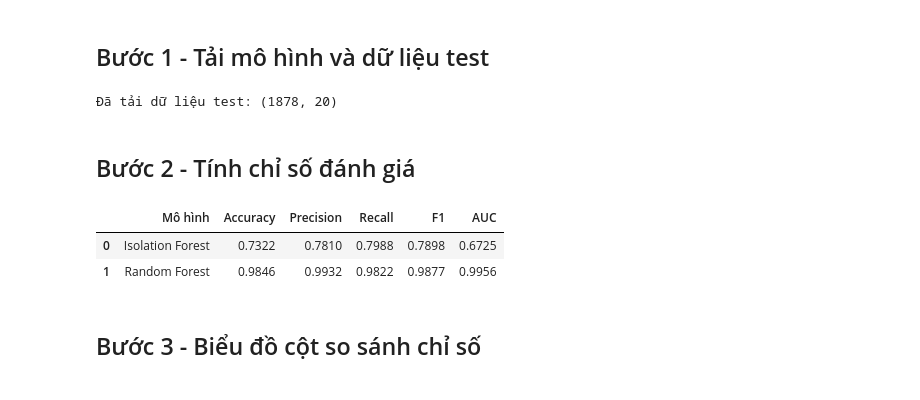
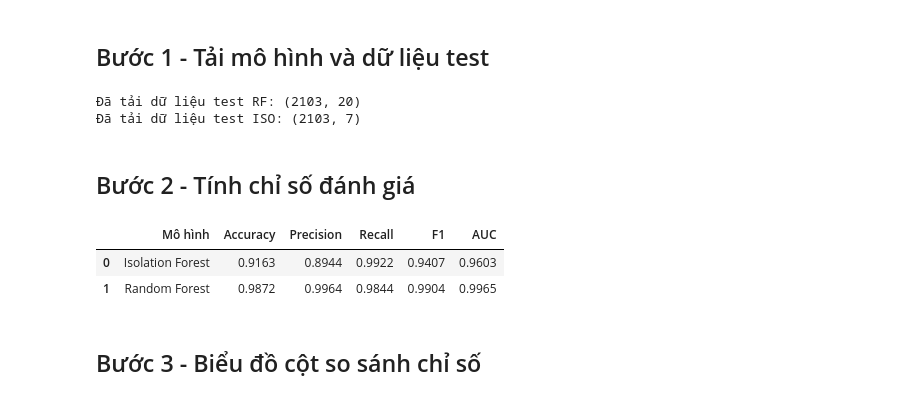
Before and after one commit to ncdanh0311/SocialAnomalyDetection, a Jupyter notebook: notebooks/04_evaluation.ipynb, the cells around one changed output. Cells and saved outputs as stored; diff of their text form; code cells hidden in the pictures.

Commit message:
add new data

```diff
--- a/notebooks/04_evaluation.ipynb
+++ b/notebooks/04_evaluation.ipynb
@@ -48,43 +48,75 @@ test_df = pd.read_csv(PROCESSED_DIR / 'test_data.csv')
 X_test = test_df.drop(columns=['label'])
 y_test = test_df['label'].astype(int)
 
+# 1. Log transform skewed count features
+X_test_log = X_test.copy()
+skewed_cols = ["followers_count", "friends_count", "statuses_count", "favourites_count", "followers_friends_ratio"]
+for col in skewed_cols:
+    if col in X_test_log.columns:
+        X_test_log[col] = np.log1p(X_test_log[col].clip(lower=0))
+
+# 2. Load scalers and imputers
 imputer = joblib.load(MODELS_DIR / 'imputer.pkl')
 scaler = joblib.load(MODELS_DIR / 'scaler.pkl')
+imputer_iso = joblib.load(MODELS_DIR / 'imputer_iso.pkl')
+scaler_iso = joblib.load(MODELS_DIR / 'scaler_iso.pkl')
 isolation_forest = joblib.load(MODELS_DIR / 'isolation_forest.pkl')
 random_forest = joblib.load(MODELS_DIR / 'random_forest.pkl')
 
-X_test_imputed = pd.DataFrame(imputer.transform(X_test), columns=X_test.columns, index=X_test.index)
-X_test_scaled = pd.DataFrame(scaler.transform(X_test_imputed), columns=X_test.columns, index=X_test.index)
-print(f'Đã tải dữ liệu test: {X_test_scaled.shape}')
+# 3. Transform test data for RF (all 20 features)
+X_test_imputed_rf = pd.DataFrame(imputer.transform(X_test_log), columns=X_test.columns, index=X_test.index)
+X_test_scaled_rf = pd.DataFrame(scaler.transform(X_test_imputed_rf), columns=X_test.columns, index=X_test.index)
+
+# 4. Transform test data for ISO (7 features)
+iso_features = ["followers_count", "friends_count", "followers_friends_ratio", "statuses_count", "favourites_count", "account_age_days", "tweets_per_day"]
+X_test_iso = X_test_log[iso_features].copy()
+X_test_imputed_iso = pd.DataFrame(imputer_iso.transform(X_test_iso), columns=iso_features, index=X_test.index)
+X_test_scaled_iso = pd.DataFrame(scaler_iso.transform(X_test_imputed_iso), columns=iso_features, index=X_test.index)
+
+print(f'Đã tải dữ liệu test RF: {X_test_scaled_rf.shape}')
+print(f'Đã tải dữ liệu test ISO: {X_test_scaled_iso.shape}')
 # %% [output]
-Đã tải dữ liệu test: (1878, 20)
+Đã tải dữ liệu test RF: (2103, 20)
+Đã tải dữ liệu test ISO: (2103, 7)
 # %% [markdown]
 ## Bước 2 - Tính chỉ số đánh giá
 # %%
-iso_pred = np.where(isolation_forest.predict(X_test_scaled) == -1, 1, 0)
-iso_score = -isolation_forest.decision_function(X_test_scaled)
-rf_pred = random_forest.predict(X_test_scaled)
-rf_score = random_forest.predict_proba(X_test_scaled)[:, 1]
+iso_pred = np.where(isolation_forest.predict(X_test_scaled_iso) == -1, 1, 0)
+iso_score = -isolation_forest.decision_function(X_test_scaled_iso)
+rf_pred = random_forest.predict(X_test_scaled_rf)
+rf_score = random_forest.predict_proba(X_test_scaled_rf)[:, 1]
 
 def metric_row(name, y_pred, y_score):
     return {
         'Mô hình': name,
         'Accuracy': accuracy_score(y_test, y_pred),
         'Precision': precision_score(y_test, y_pred, zero_division=0),
         'Recall': recall_score(y_test, y_pred, zero_division=0),
         'F1': f1_score(y_test, y_pred, zero_division=0),
         'AUC': roc_auc_score(y_test, y_score),
     }
 
+results = {
+    'Isolation Forest': metric_row('Isolation Forest', iso_pred, iso_score),
+    'Random Forest': metric_row('Random Forest', rf_pred, rf_score),
+}
+
 comparison_df = pd.DataFrame([
-    metric_row('Isolation Forest', iso_pred, iso_score),
-    metric_row('Random Forest', rf_pred, rf_score),
+    {
+        'Mô hình': name,
+        'Accuracy': val['Accuracy'],
+        'Precision': val['Precision'],
+        'Recall': val['Recall'],
+        'F1': val['F1'],
+        'AUC': val['AUC'],
+    }
+    for name, val in results.items()
 ])
 display(comparison_df.round(4))
 # %% [output]
 |  | Mô hình | Accuracy | Precision | Recall | F1 | AUC |
-| 0 | Isolation Forest | 0.7322 | 0.7810 | 0.7988 | 0.7898 | 0.6725 |
-| 1 | Random Forest | 0.9846 | 0.9932 | 0.9822 | 0.9877 | 0.9956 |
+| 0 | Isolation Forest | 0.9163 | 0.8944 | 0.9922 | 0.9407 | 0.9603 |
+| 1 | Random Forest | 0.9872 | 0.9964 | 0.9844 | 0.9904 | 0.9965 |
 # %% [markdown]
 ## Bước 3 - Biểu đồ cột so sánh chỉ số
 # %%
```
Also changed, not shown: parts of 4 cells of this notebook, 3 other files.
